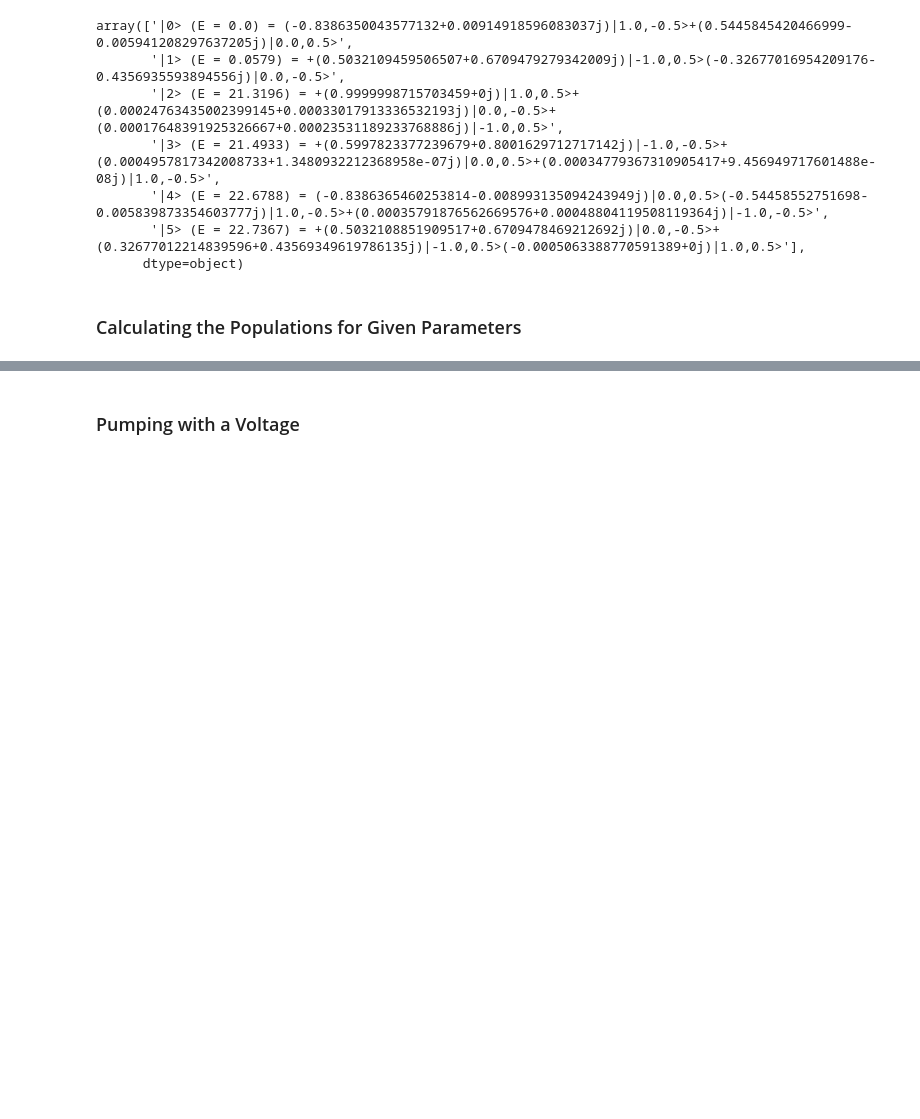
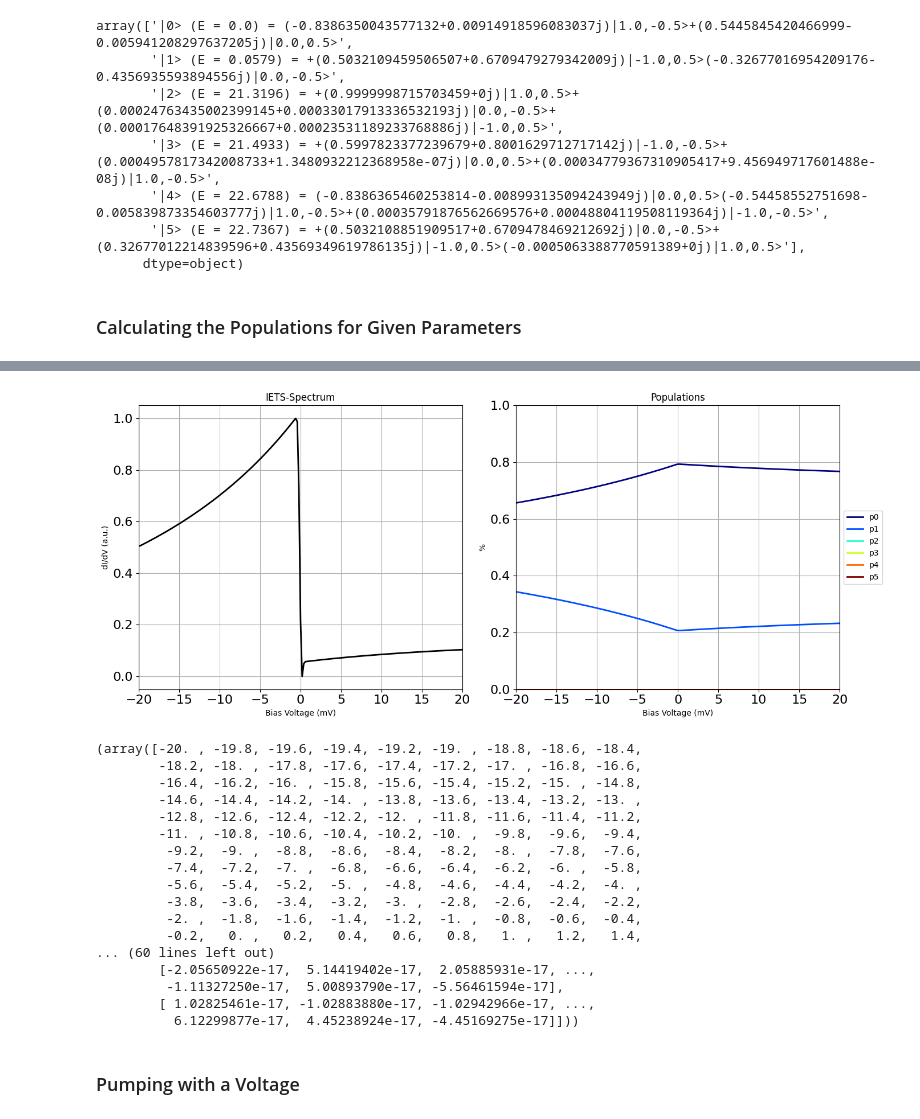
Before and after one commit to paulgreule1999/ESR-Simulation, a Jupyter notebook: EfieldPaper_SpinPumpingExplanation/main_Fe-FePc_Complex.ipynb, the cells around one changed output, grey strips where cells are left out. Drawn from its saved outputs; the diff is of its cells as text; code cells hidden in the pictures; blank space fills up the shorter version.

```diff
--- a/EfieldPaper_SpinPumpingExplanation/main_Fe-FePc_Complex.ipynb
+++ b/EfieldPaper_SpinPumpingExplanation/main_Fe-FePc_Complex.ipynb
@@ -72,8 +72,8 @@ S.G_ss = [1,1]
 S.G = 1e-3
 S.V_DC = 0
 S.T = 0.5
-S.TipPolarization = [0, 0, 0.8]
-S.U = [0,0] #has no influnece
+S.TipPolarization = [0, 0, 0.4]
+S.U = [0.1,0.5] #has no influnece
 S.G_tt = 1 #Allowing tip-tip scattering
 S.calcRates()
 #S.calcIETS(Vrange=100,N=501,AllowPumping=True)
@@ -87,6 +87,7 @@ print(f"p3: {S.Populations[3] * 100:.2f}%")
 print(f"p4: {S.Populations[4] * 100:.2f}%")
 print(f"p5: {S.Populations[5] * 100:.2f}%")
 print(S.G/S.G_ss[0])
+S.calcIETS(Vrange=20,N=201,AllowPumping=True)
 # %% [output]
 VDC: 0mV
 ------------
@@ -97,6 +98,24 @@ p3: -0.00%
 p4: -0.00%
 p5: -0.00%
 0.001
+[figure, added]
+(array([-20. , -19.8, -19.6, -19.4, -19.2, -19. , -18.8, -18.6, -18.4,
+        -18.2, -18. , -17.8, -17.6, -17.4, -17.2, -17. , -16.8, -16.6,
+        -16.4, -16.2, -16. , -15.8, -15.6, -15.4, -15.2, -15. , -14.8,
+        -14.6, -14.4, -14.2, -14. , -13.8, -13.6, -13.4, -13.2, -13. ,
+        -12.8, -12.6, -12.4, -12.2, -12. , -11.8, -11.6, -11.4, -11.2,
+        -11. , -10.8, -10.6, -10.4, -10.2, -10. ,  -9.8,  -9.6,  -9.4,
+         -9.2,  -9. ,  -8.8,  -8.6,  -8.4,  -8.2,  -8. ,  -7.8,  -7.6,
+         -7.4,  -7.2,  -7. ,  -6.8,  -6.6,  -6.4,  -6.2,  -6. ,  -5.8,
+         -5.6,  -5.4,  -5.2,  -5. ,  -4.8,  -4.6,  -4.4,  -4.2,  -4. ,
+         -3.8,  -3.6,  -3.4,  -3.2,  -3. ,  -2.8,  -2.6,  -2.4,  -2.2,
+         -2. ,  -1.8,  -1.6,  -1.4,  -1.2,  -1. ,  -0.8,  -0.6,  -0.4,
+         -0.2,   0. ,   0.2,   0.4,   0.6,   0.8,   1. ,   1.2,   1.4,
+... (60 lines left out)
+        [-2.05650922e-17,  5.14419402e-17,  2.05885931e-17, ...,
+         -1.11327250e-17,  5.00893790e-17, -5.56461594e-17],
+        [ 1.02825461e-17, -1.02883880e-17, -1.02942966e-17, ...,
+          6.12299877e-17,  4.45238924e-17, -4.45169275e-17]]))
 # %% [markdown]
 ### Pumping with a Voltage
 # %%
```
Also changed, not shown: parts of 10 cells of this notebook, 1 other file.
